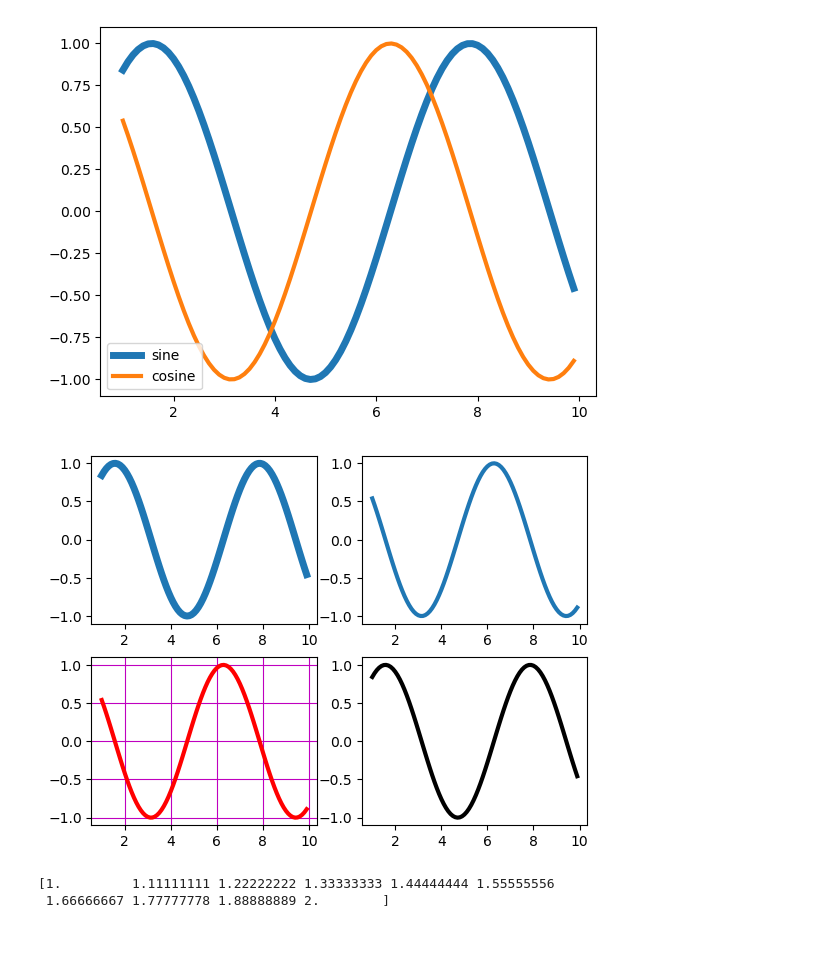
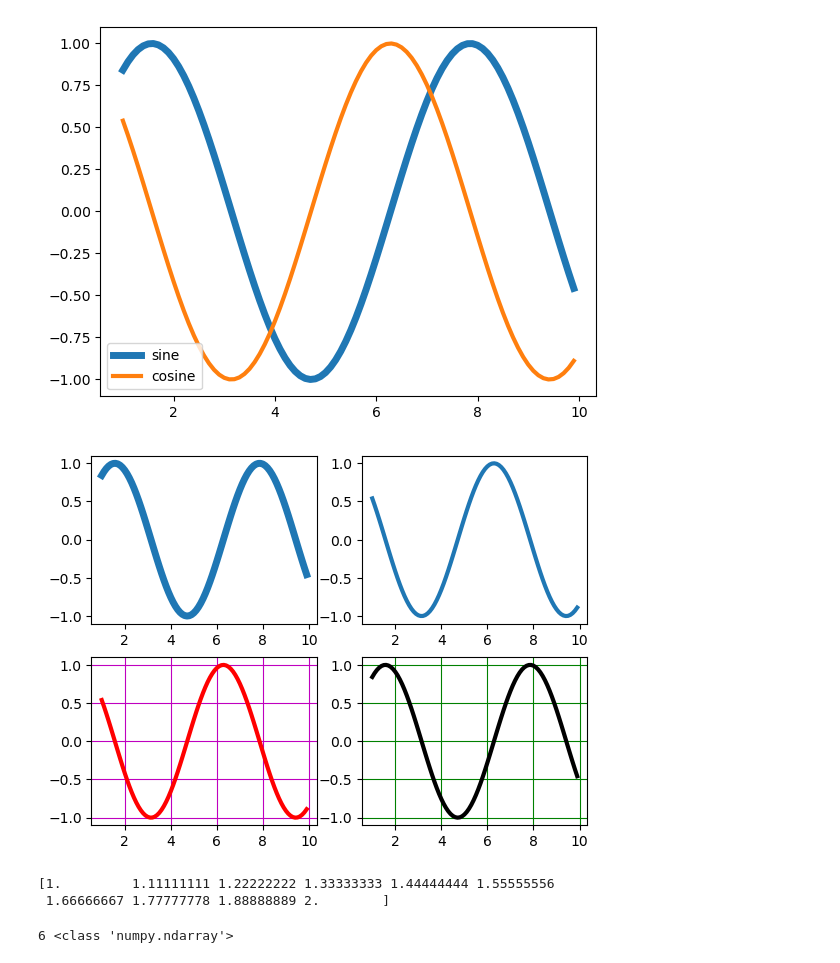
Before and after one commit to amirkhan1092/Batch2023-24, a Jupyter notebook: module2/matplotlib/plotting2d.ipynb, the cells around one changed output. Drawn from its saved outputs; the diff is of its cells as text; code cells hidden in the pictures.

```diff
--- a/module2/matplotlib/plotting2d.ipynb
+++ b/module2/matplotlib/plotting2d.ipynb
@@ -32,25 +32,31 @@ plt.show()
 # %%
 x_data = np.arange(1, 10, .1)
 y_data1 = np.sin(x_data)
 y_data2 = np.cos(x_data)
 plt.subplot(2, 2, 1)
 plt.plot(x_data, y_data1, linewidth=5, label='sine')
 
 plt.subplot(2, 2, 2)
 plt.plot(x_data, y_data2, linewidth=3, label='cosine')
 
 
 plt.subplot(2, 2, 3)
 plt.plot(x_data, y_data2, linewidth=3, label='cosine', color='red')
 plt.grid(color='m')
 plt.subplot(2, 2, 4)
 plt.plot(x_data, y_data1, linewidth=3, label='cosine', color='k')
+plt.grid(color='g')
 plt.show()
 # %% [output]
-[figure, old version]
+[figure, new version]
 # %%
 arr = np.linspace(1, 2, 10)
 print(arr)
 # %% [output]
 [1.         1.11111111 1.22222222 1.33333333 1.44444444 1.55555556
  1.66666667 1.77777778 1.88888889 2.        ]
+# %%
+data = np.where(3 <= 0, -3, 4)
+print(data+2, type(data))
+# %% [output]
+6 <class 'numpy.ndarray'>
```
Also changed, not shown: parts of 3 cells of this notebook, 7 other files.
